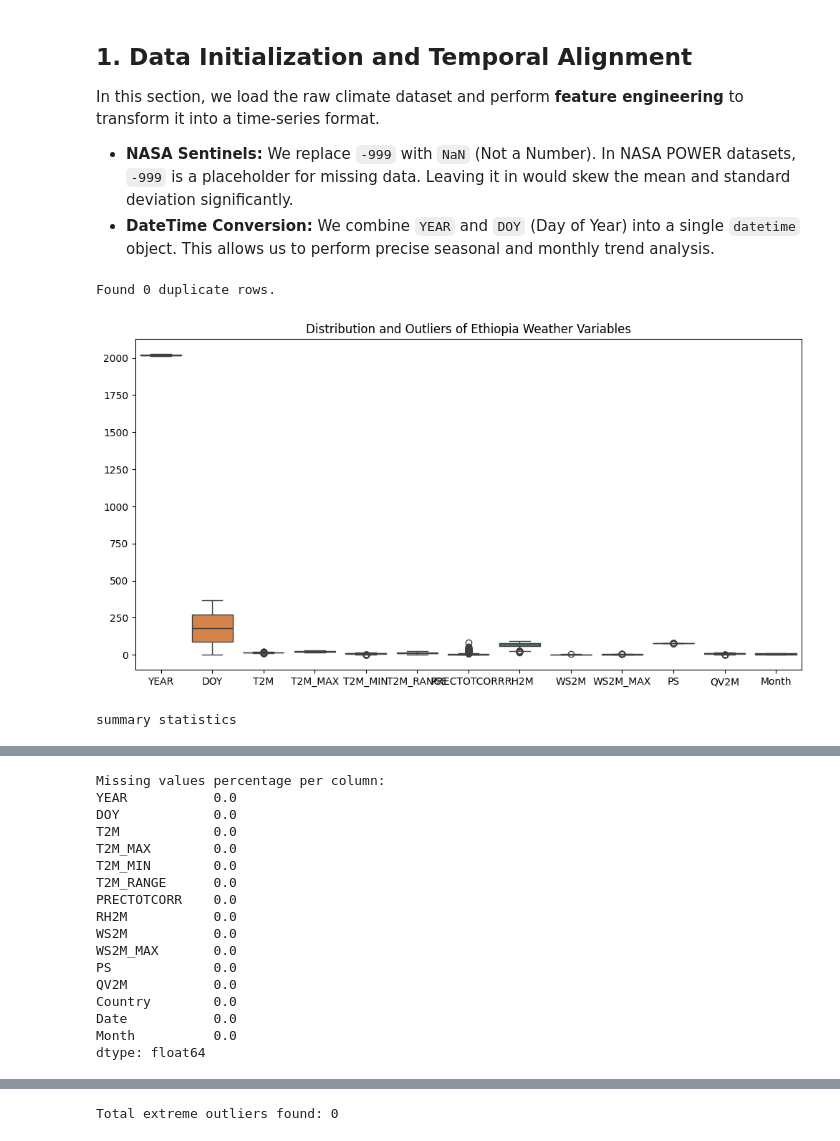
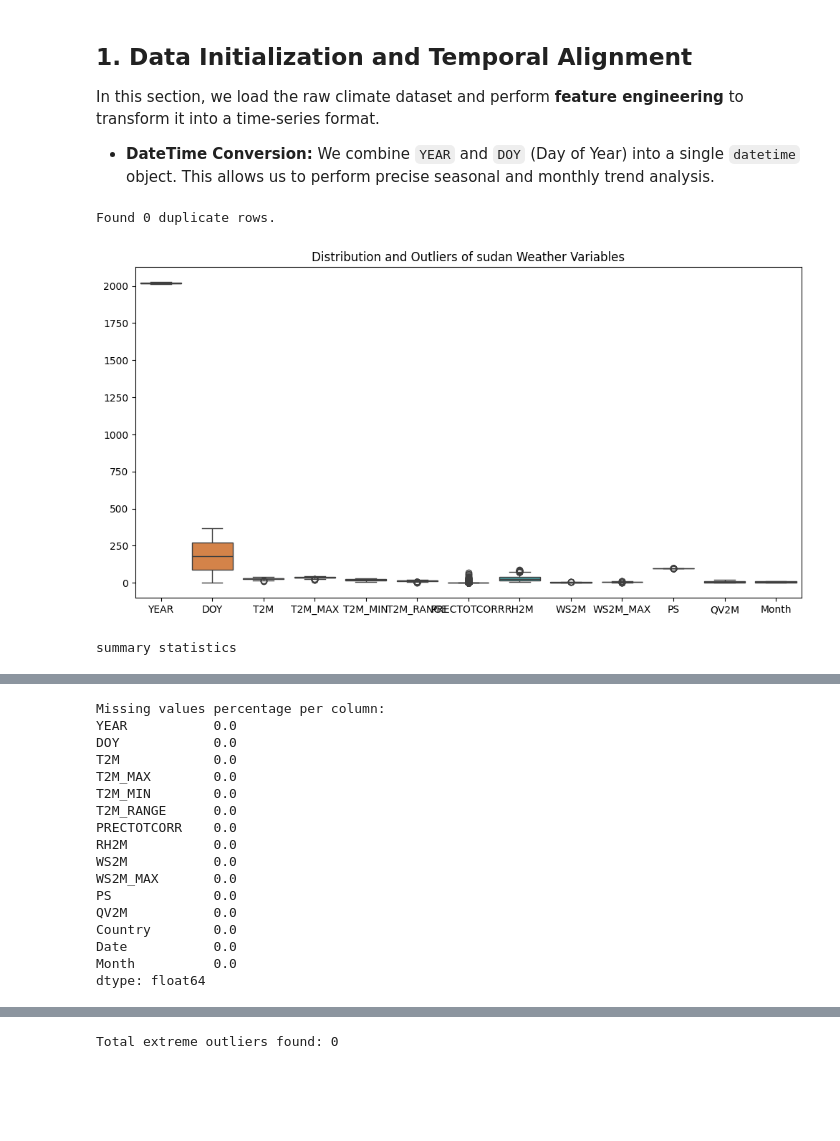
Before and after one commit to Samri2/climate-challenge-week0, a Jupyter notebook: notebooks/sudan_eda.ipynb, the cells around one changed output, grey strips where cells are left out. Saved outputs shown, nothing was run; the diff lists cells and outputs as text; code cells hidden in the pictures; blank space fills up the shorter version.

Commit message:
sudan data profiling

```diff
--- a/notebooks/sudan_eda.ipynb
+++ b/notebooks/sudan_eda.ipynb
@@ -6,9 +6,9 @@ import matplotlib.pyplot as plt
 from scipy import stats
 # %%
 # Load data
-df = pd.read_csv('../datas/ethiopia.csv', encoding='latin1', skiprows=[1])
+df = pd.read_csv('../datas/sudan.csv', encoding='latin1', skiprows=[1])
 print(df.shape)
-df['Country'] = 'Ethiopia'
+df['Country'] = 'sudan'
 # Merge Year and Day of Year (DOY) into one 'Date' column
 df['Date'] = pd.to_datetime(df["YEAR"] * 1000 + df["DOY"], format="%Y%j")
 df['Month'] = df['Date'].dt.month
@@ -25,33 +25,33 @@ df.head()
 ## 1. Data Initialization and Temporal Alignment
 In this section, we load the raw climate dataset and perform **feature engineering** to transform it into a time-series format.
 
-* **NASA Sentinels:** We replace `-999` with `NaN` (Not a Number). In NASA POWER datasets, `-999` is a placeholder for missing data. Leaving it in would skew the mean and standard deviation significantly.
+
 * **DateTime Conversion:** We combine `YEAR` and `DOY` (Day of Year) into a single `datetime` object. This allows us to perform precise seasonal and monthly trend analysis.
 # %%
 # Replace -999 with NaN (Not a Number)
 df.replace(-999, np.nan, inplace=True)
 
 # Check for duplicates (data housekeeping)
 duplicates = df.duplicated().sum()
 print(f"Found {duplicates} duplicate rows.")
 df.drop_duplicates(inplace=True)
 
 # stat summary
 stats_summary = df.describe()
 stats_summary
 plt.figure(figsize=(12, 6))
 sns.boxplot(data=df)
-plt.title("Distribution and Outliers of Ethiopia Weather Variables")
+plt.title("Distribution and Outliers of sudan Weather Variables")
 plt.show()
 print("summary statistics")
 display(df.describe())
 # Check for missing values (%)
 missing_report = (df.isna().sum() / len(df)) * 100
 print("Missing values percentage per column:")
 print(missing_report)
 # %% [output]
 Found 0 duplicate rows.
-[figure, old version]
+[figure, new version]
 summary statistics
 |  | YEAR | DOY | T2M | T2M_MAX | T2M_MIN | T2M_RANGE | PRECTOTCORR | RH2M | WS2M | WS2M_MAX | ... |
 | count | 4107.000000 | 4107.000000 | 4107.000000 | 4107.000000 | 4107.000000 | 4107.000000 | 4107.000000 | 4107.000000 | 4107.000000 | 4107.000000 | ... |
```
Also changed, not shown: parts of 7 cells of this notebook.
